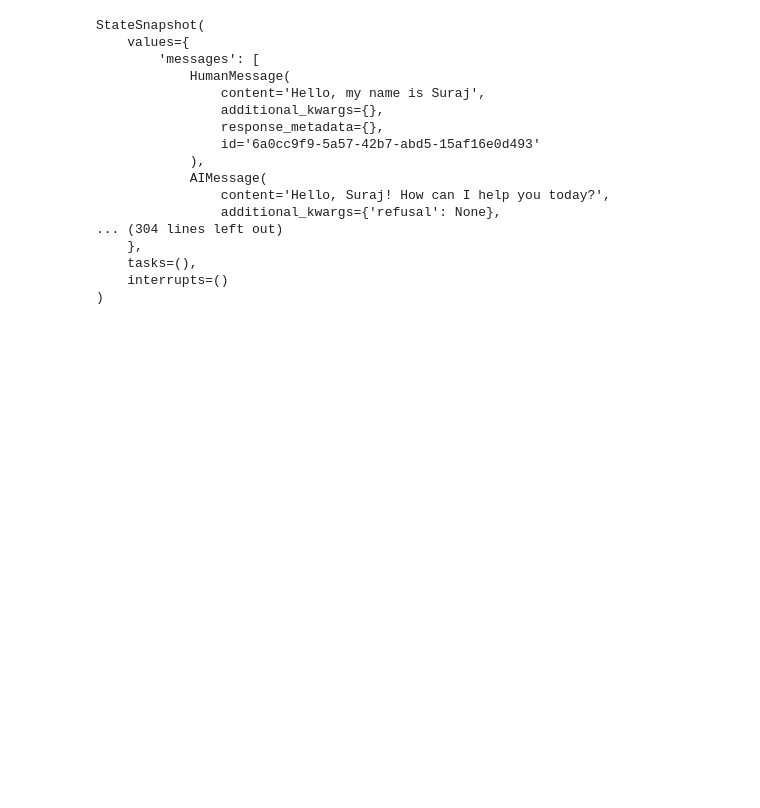
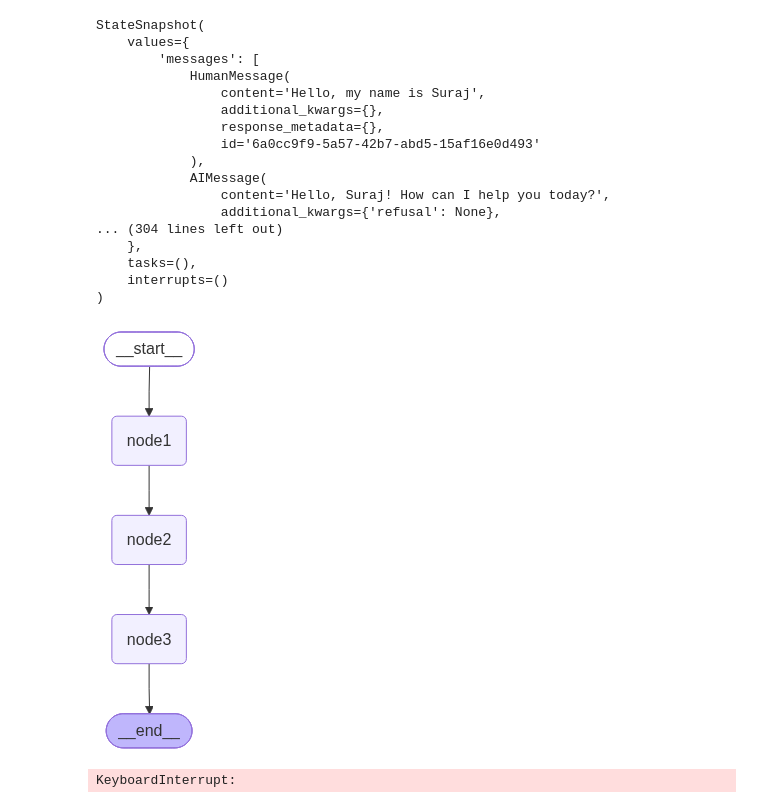
Before and after one commit to chandrakarsuraj/AgenticChatbot, a Jupyter notebook: Untitled.ipynb, the cells around one changed output. Cells and saved outputs as stored; diff of their text form; code cells hidden in the pictures; blank space fills up the shorter version.

```diff
--- a/Untitled.ipynb
+++ b/Untitled.ipynb
@@ -85,3 +289,51 @@ StateSnapshot(
     tasks=(),
     interrupts=()
 )
+# %%
+from langgraph.graph.message import add_messages
+import time
+
+class newState(TypedDict):
+    messages: Annotated[list[AnyMessage], add_messages]
+    messages1: Annotated[list[AnyMessage], add_messages]
+    messages2: Annotated[list[AnyMessage], add_messages]
+    messages3: Annotated[list[AnyMessage], add_messages]
+
+
+def step1(newState):
+    return {"messages1": "Hellow from node1"}
+
+
+def step2(newState):
+    time.sleep(30)
+    return {"messages2": "Hellow from node2"}
+
+def step3(newState):
+    return {"messages2": "Hellow from node3"}
+
+memory = InMemorySaver()
+
+graph = StateGraph(newState)
+graph.add_node("node1", step1)
+graph.add_node("node2", step2)
+graph.add_node("node3", step3)
+
+
+
+graph.add_edge(START, "node1")
+graph.add_edge("node1", "node2")
+graph.add_edge("node2", "node3")
+
+
+graph.add_edge("node3", END)
+graph = graph.compile(checkpointer=memory)
+# %%
+graph
+# %% [output]
+[figure, added]
+# %%
+config = {"configurable": {"thread_id": "1"}}
+
+graph.invoke({"messages": [HumanMessage("hellow, how are your")]}, config)
+# %% [output]
+KeyboardInterrupt:
```
Also changed, not shown: parts of 4 cells of this notebook, 1 other file.
